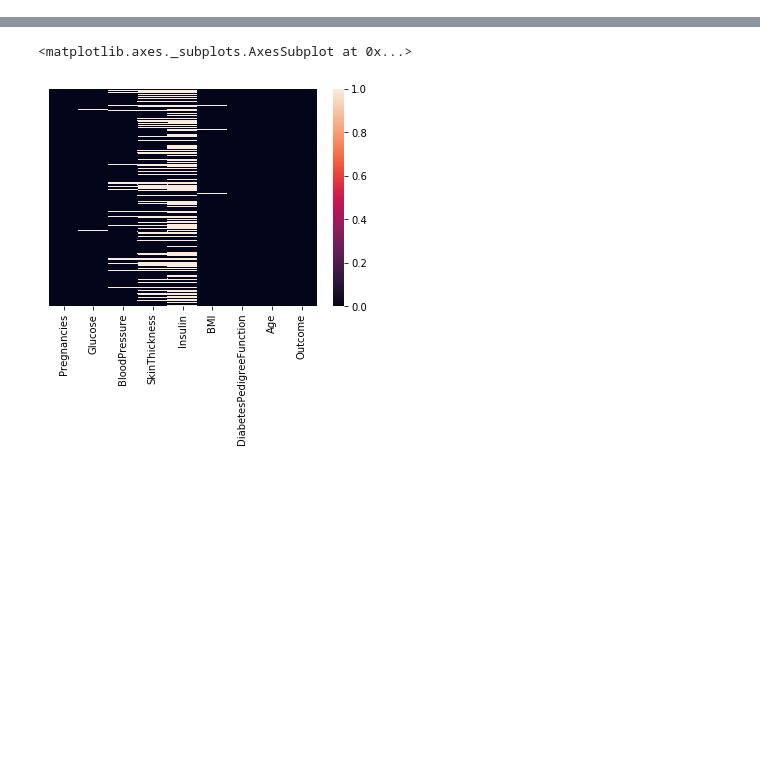
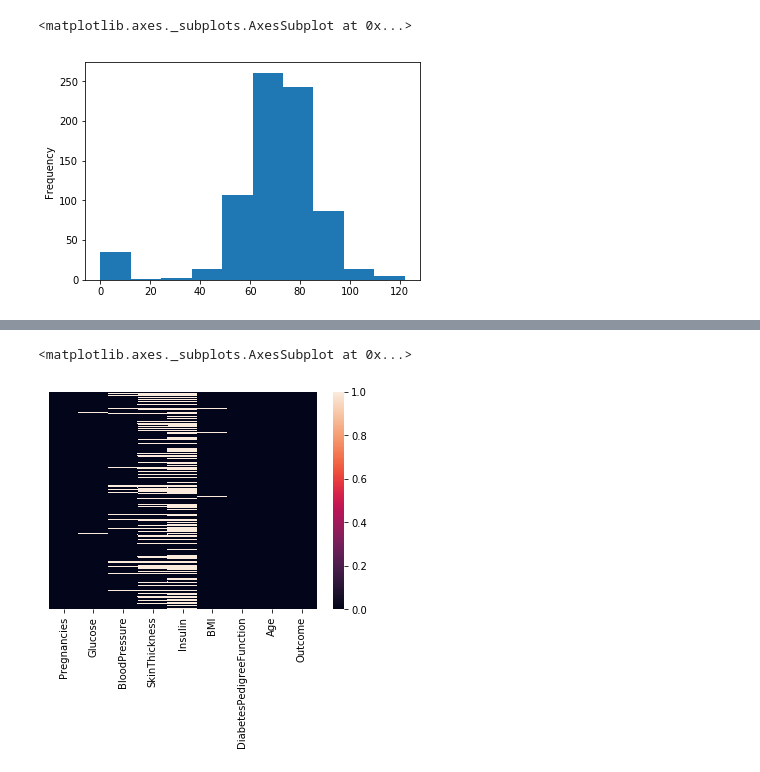
Before and after one commit to ShankarDhandapani/MachineLearning, a Jupyter notebook: KNN.ipynb, the cells around one changed output, grey strips where cells are left out. Saved outputs shown, nothing was run; the diff lists cells and outputs as text; code cells hidden in the pictures; blank space fills up the shorter version.

```diff
--- a/KNN.ipynb
+++ b/KNN.ipynb
@@ -23,0 +75,5 @@ dataset.head()
+# %%
+dataset['BloodPressure'].plot.hist()
+# %% [output]
+<matplotlib.axes._subplots.AxesSubplot at 0x...>
+[figure, added]
```
Also changed, not shown: parts of 11 cells of this notebook.
